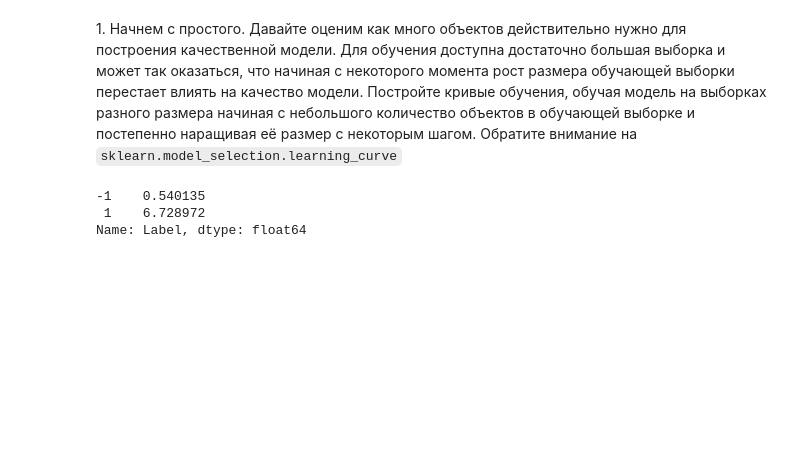
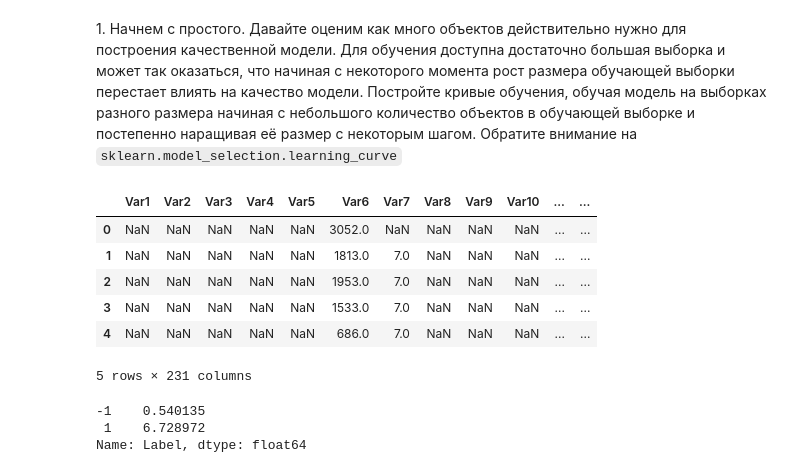
Before and after one commit to dminikorenb/DataLearning, a Jupyter notebook: 2-churn_prediction/dminik6_part2_w5.ipynb, the cells around one changed output. Saved outputs shown, nothing was run; the diff lists cells and outputs as text; code cells hidden in the pictures; blank space fills up the shorter version.

```diff
--- a/2-churn_prediction/dminik6_part2_w5.ipynb
+++ b/2-churn_prediction/dminik6_part2_w5.ipynb
@@ -70,7 +70,16 @@ def plot_learning_curve(estimator, title, X, y, ylim, cv=None,
 # %% [markdown]
 1\. Начнем с простого. Давайте оценим как много объектов действительно нужно для построения качественной модели. Для обучения доступна достаточно большая выборка и может так оказаться, что начиная с некоторого момента рост размера обучающей выборки перестает влиять на качество модели. Постройте кривые обучения, обучая модель на выборках разного размера начиная с небольшого количество объектов в обучающей выборке и постепенно наращивая её размер с некоторым шагом. Обратите внимание на `sklearn.model_selection.learning_curve`
 # %%
-# df_data = pd.read_csv('orange_small_churn_data.train')
-# df_labels = pd.read_csv('orange_small_churn_labels.train', names=['Label'], header=None)
-# df_data['Label'] = df_labels.Label
+df_data = pd.read_csv('orange_small_churn_data.train')
+df_labels = pd.read_csv('orange_small_churn_labels.train', names=['Label'], header=None)
+df_data['Label'] = df_labels.Label
+df_data.head()
+# %% [output]
+|  | Var1 | Var2 | Var3 | Var4 | Var5 | Var6 | Var7 | Var8 | Var9 | Var10 | ... | ... |
+| 0 | NaN | NaN | NaN | NaN | NaN | 3052.0 | NaN | NaN | NaN | NaN | ... | ... |
+| 1 | NaN | NaN | NaN | NaN | NaN | 1813.0 | 7.0 | NaN | NaN | NaN | ... | ... |
+| 2 | NaN | NaN | NaN | NaN | NaN | 1953.0 | 7.0 | NaN | NaN | NaN | ... | ... |
+| 3 | NaN | NaN | NaN | NaN | NaN | 1533.0 | 7.0 | NaN | NaN | NaN | ... | ... |
+| 4 | NaN | NaN | NaN | NaN | NaN | 686.0 | 7.0 | NaN | NaN | NaN | ... | ... |
+5 rows × 231 columns
 # %%
```
Also changed, not shown: parts of 10 cells of this notebook.
